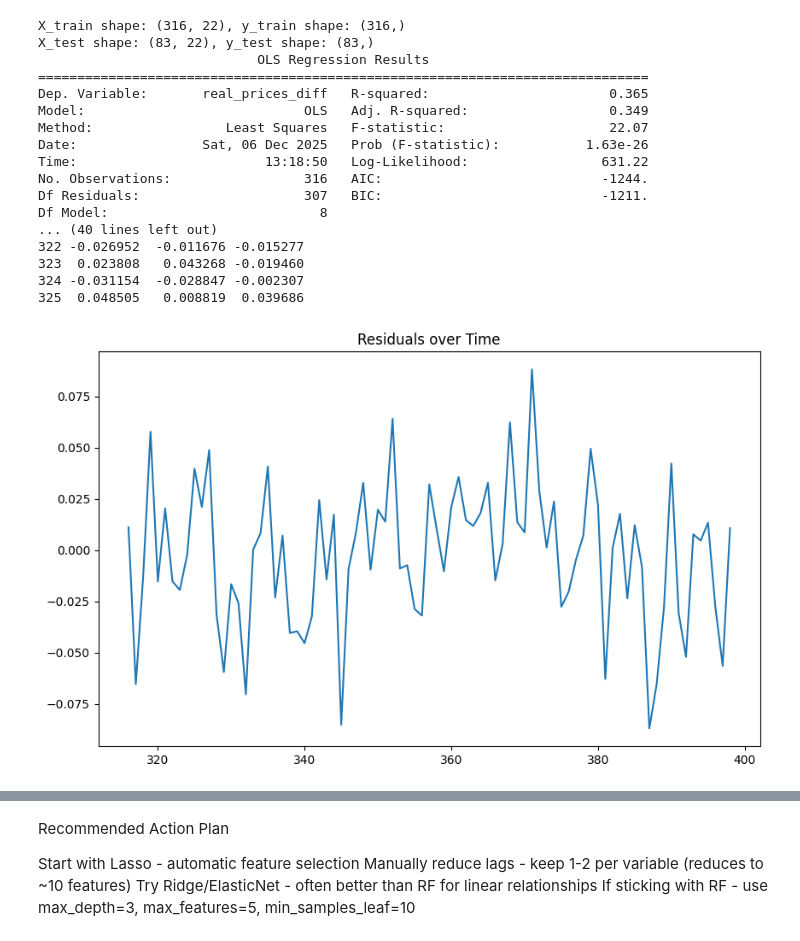
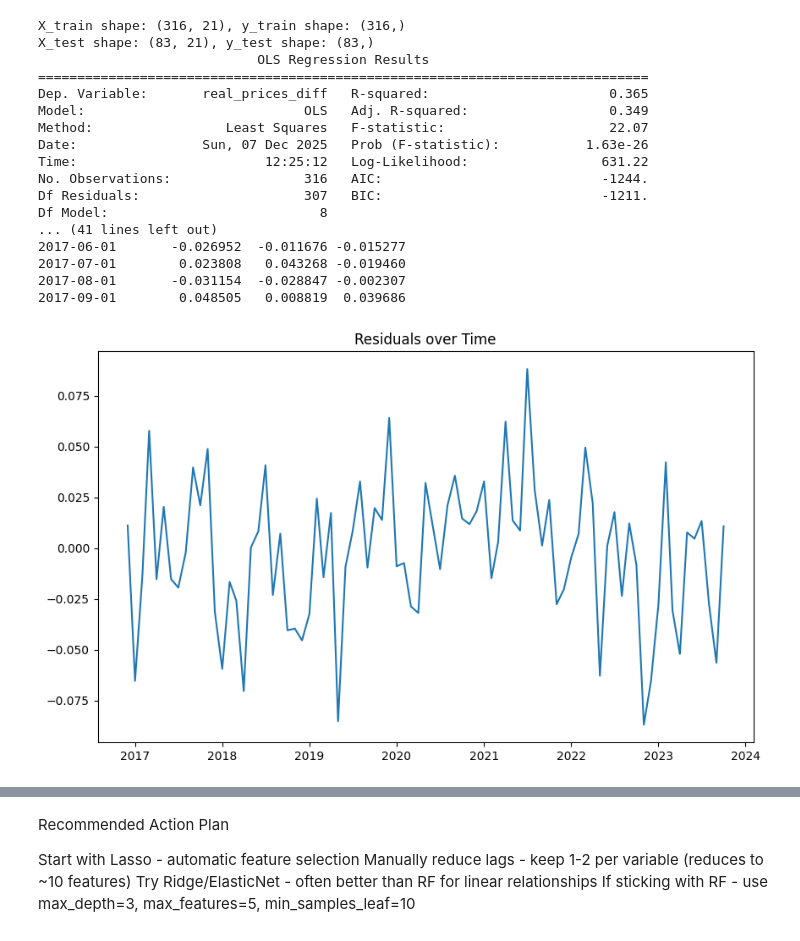
Before and after one commit to Zografska/housing-market-analysis, a Jupyter notebook: complex_model.ipynb, the cells around one changed output, grey strips where cells are left out. Saved outputs shown, nothing was run; the diff lists cells and outputs as text; code cells hidden in the pictures.

```diff
--- a/complex_model.ipynb
+++ b/complex_model.ipynb
@@ -708,6 +868,9 @@ model, model_data, features = create_optimal_lag_model(data, results, min_lag_ev
 
 # load optimal_lag_model_data.csv
 optimal_data = pd.read_csv("optimal_lag_model_data.csv")
+# make observation_date the index
+optimal_data['observation_date'] = pd.to_datetime(optimal_data['observation_date'])
+optimal_data.set_index('observation_date', inplace=True)
 optimal_data['y_lag_1'] = optimal_data['real_prices_diff'].shift(-1)
 optimal_data['y_lag_2'] = optimal_data['real_prices_diff'].shift(-2)
 optimal_data['y_lag_3'] = optimal_data['real_prices_diff'].shift(-3)
@@ -784,43 +947,43 @@ comparison = pd.DataFrame({
 print(f"\nFirst 10 Predictions:")
 print(comparison)
 
 # do residual analysis
 residuals = y_test - y_pred
 plt.figure(figsize=(10, 6))
 
 plt.plot(residuals)
 plt.title('Residuals over Time')
 plt.show()
 sm.qqplot(residuals, line ='45', fit=True)
 plt.title('QQ Plot of Residuals')
 plt.tight_layout()
 plt.show()
 
 # do pacf and acf plots of residuals
 fig, ax = plt.subplots(2, 1, figsize=(10, 8))
 sm.graphics.tsa.plot_acf(residuals, lags=30, ax=ax[0])
 sm.graphics.tsa.plot_pacf(residuals, lags=30, ax=ax[1])
 plt.tight_layout()
 plt.show()
 # %% [output]
-X_train shape: (316, 22), y_train shape: (316,)
-X_test shape: (83, 22), y_test shape: (83,)
+X_train shape: (316, 21), y_train shape: (316,)
+X_test shape: (83, 21), y_test shape: (83,)
                             OLS Regression Results
 ==============================================================================
 Dep. Variable:       real_prices_diff   R-squared:                       0.365
 Model:                            OLS   Adj. R-squared:                  0.349
 Method:                 Least Squares   F-statistic:                     22.07
-Date:                Sat, 06 Dec 2025   Prob (F-statistic):           1.63e-26
-Time:                        13:18:50   Log-Likelihood:                 631.22
+Date:                Sun, 07 Dec 2025   Prob (F-statistic):           1.63e-26
+Time:                        12:25:12   Log-Likelihood:                 631.22
 No. Observations:                 316   AIC:                            -1244.
 Df Residuals:                     307   BIC:                            -1211.
 Df Model:                           8
-... (40 lines left out)
-322 -0.026952  -0.011676 -0.015277
-323  0.023808   0.043268 -0.019460
-324 -0.031154  -0.028847 -0.002307
-325  0.048505   0.008819  0.039686
+... (41 lines left out)
+2017-06-01       -0.026952  -0.011676 -0.015277
+2017-07-01        0.023808   0.043268 -0.019460
+2017-08-01       -0.031154  -0.028847 -0.002307
+2017-09-01        0.048505   0.008819  0.039686
-[figure, old version]
+[figure, new version]
 [figure]
 [figure]
 # %%
```
Also changed, not shown: parts of 14 cells of this notebook.
